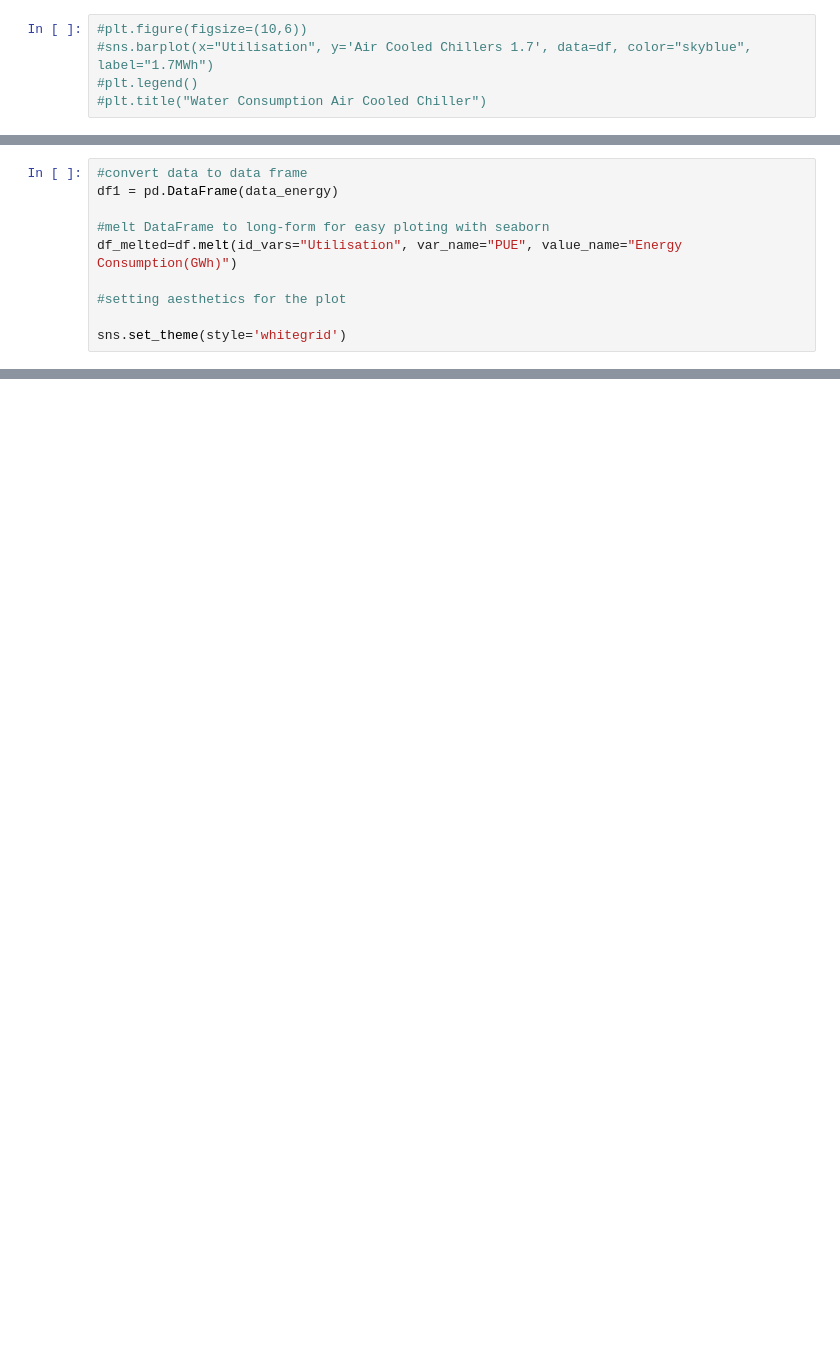
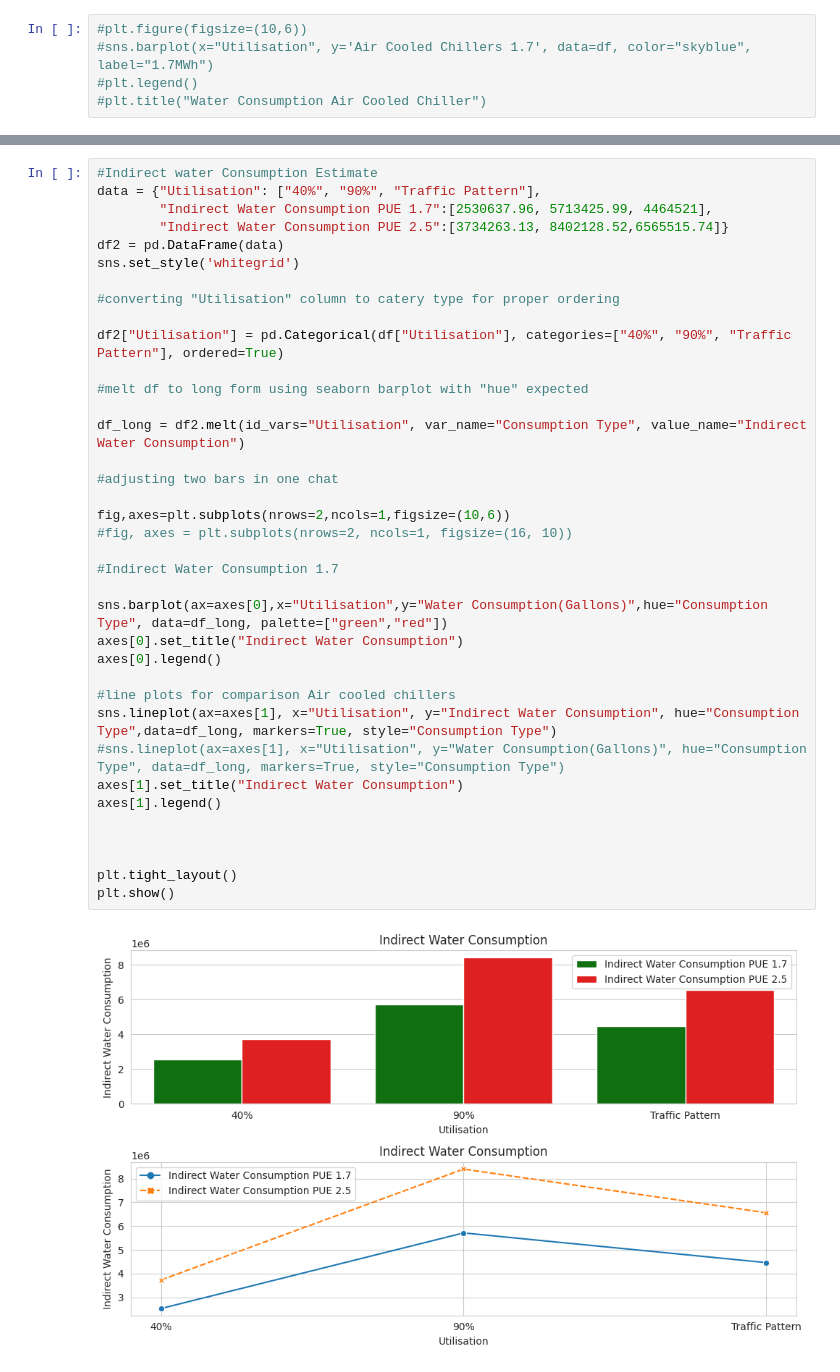
Before and after one commit to Kpantigere/Batch_Fall_23_DataA_nalytics, a Jupyter notebook: Data_visualisation_Thesis.ipynb, the cells around one changed output, grey strips where cells are left out. Cells and saved outputs as stored; diff of their text form; blank space fills up the shorter version.

```diff
--- a/Data_visualisation_Thesis.ipynb
+++ b/Data_visualisation_Thesis.ipynb
@@ -136,10 +135,0 @@ data_energy = {"Utilisation": ['40%','90%','Traffic Pattern'],
-# %%
-#convert data to data frame
-df1 = pd.DataFrame(data_energy)
-
-#melt DataFrame to long-form for easy ploting with seaborn
-df_melted=df.melt(id_vars="Utilisation", var_name="PUE", value_name="Energy Consumption(GWh)")
-
-#setting aesthetics for the plot
-
-sns.set_theme(style='whitegrid')
@@ -145,0 +138,39 @@ sns.set_theme(style='whitegrid')
+# %%
+#Indirect water Consumption Estimate
+data = {"Utilisation": ["40%", "90%", "Traffic Pattern"],
+        "Indirect Water Consumption PUE 1.7":[2530637.96, 5713425.99, 4464521],
+        "Indirect Water Consumption PUE 2.5":[3734263.13, 8402128.52,6565515.74]}
+df2 = pd.DataFrame(data)
+sns.set_style('whitegrid')
+
+#converting "Utilisation" column to catery type for proper ordering
+
+df2["Utilisation"] = pd.Categorical(df["Utilisation"], categories=["40%", "90%", "Traffic Pattern"], ordered=True)
+
+#melt df to long form using seaborn barplot with "hue" expected
+
+df_long = df2.melt(id_vars="Utilisation", var_name="Consumption Type", value_name="Indirect Water Consumption")
+
+#adjusting two bars in one chat
+
+fig,axes=plt.subplots(nrows=2,ncols=1,figsize=(10,6))
+#fig, axes = plt.subplots(nrows=2, ncols=1, figsize=(16, 10))
+
+#Indirect Water Consumption 1.7
+
+sns.barplot(ax=axes[0],x="Utilisation",y="Water Consumption(Gallons)",hue="Consumption Type", data=df_long, palette=["green","red"])
+axes[0].set_title("Indirect Water Consumption")
+axes[0].legend()
+
+#line plots for comparison Air cooled chillers
+sns.lineplot(ax=axes[1], x="Utilisation", y="Indirect Water Consumption", hue="Consumption Type",data=df_long, markers=True, style="Consumption Type")
+#sns.lineplot(ax=axes[1], x="Utilisation", y="Water Consumption(Gallons)", hue="Consumption Type", data=df_long, markers=True, style="Consumption Type")
+axes[1].set_title("Indirect Water Consumption")
+axes[1].legend()
+
+
+
+plt.tight_layout()
+plt.show()
+# %% [output]
+[figure, added]
```
Also changed, not shown: parts of 5 cells of this notebook.
